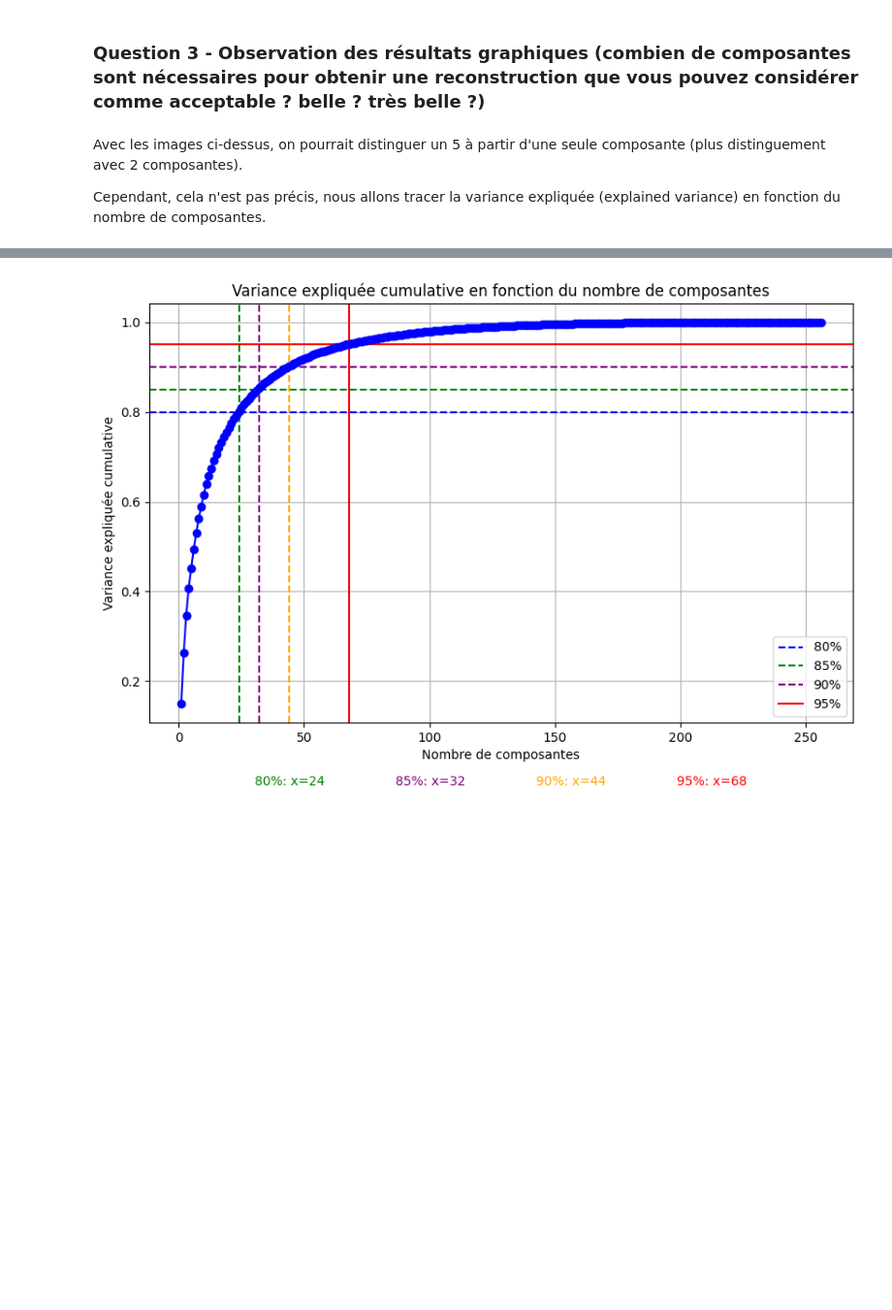
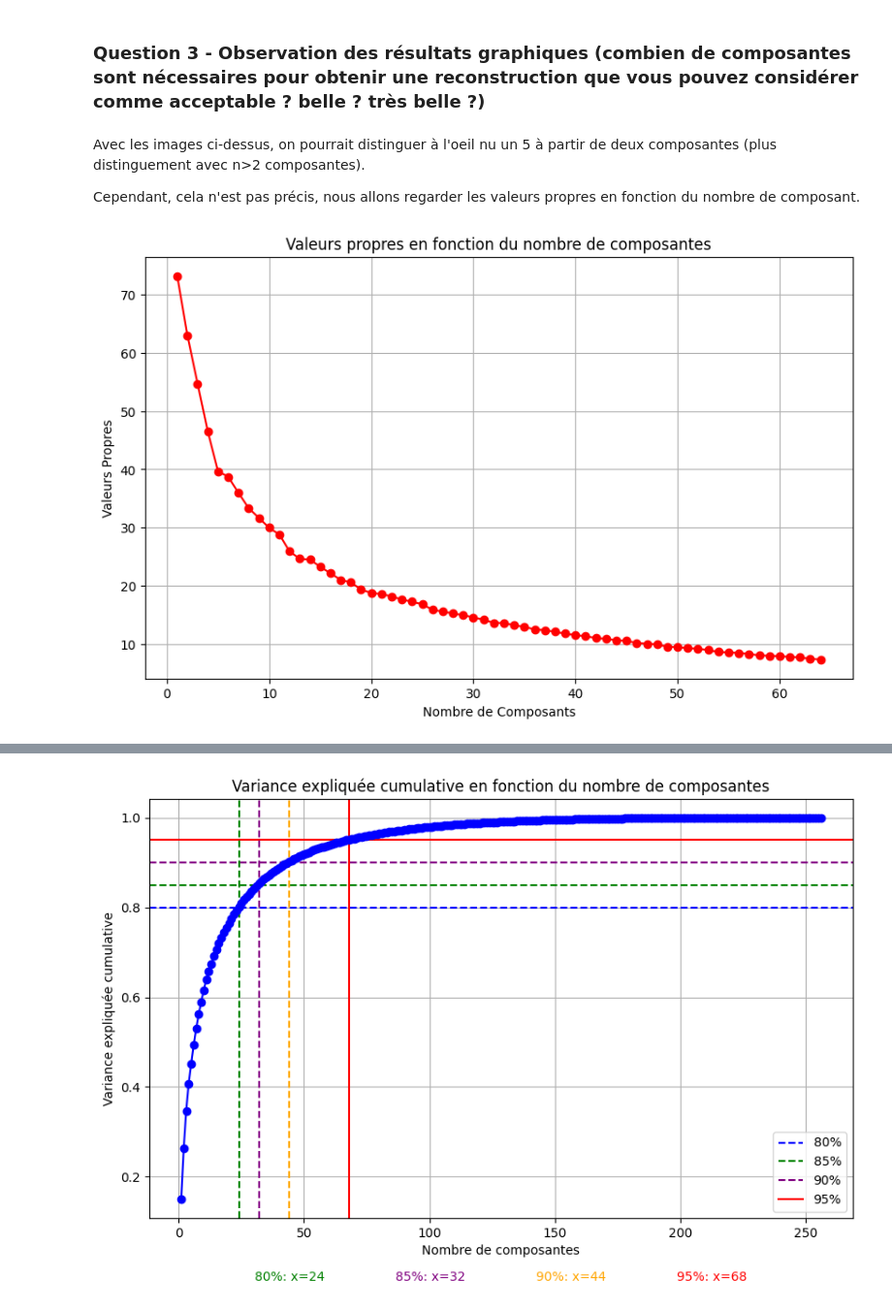
Before and after one commit to mcaron01/decsion-et-apprentissage-sdi, a Jupyter notebook: TP4/TNE2_PCA_archive/TNE2_PCA.ipynb, the cells around one changed output, grey strips where cells are left out. Shown at 97% size. Drawn from its saved outputs; the diff is of its cells as text; code cells hidden in the pictures; blank space fills up the shorter version.

```diff
--- a/TP4/TNE2_PCA_archive/TNE2_PCA.ipynb
+++ b/TP4/TNE2_PCA_archive/TNE2_PCA.ipynb
@@ -184,6 +184,37 @@ projection_reconstruct(image_index, 10, moy_train, proj, comp)
 # %% [markdown]
 ### Question 3 - Observation des résultats graphiques (combien de composantes sont nécessaires pour obtenir une reconstruction que vous pouvez considérer comme acceptable ? belle ? très belle ?)
 # %% [markdown]
-Avec les images ci-dessus, on pourrait distinguer un 5 à partir d'une seule composante (plus distinguement avec 2 composantes).
+Avec les images ci-dessus, on pourrait distinguer à l'oeil nu un 5 à partir de deux composantes (plus distinguement avec n>2 composantes).
 
-Cependant, cela n'est pas précis, nous allons tracer la variance expliquée (explained variance) en fonction du nombre de composantes.
+Cependant, cela n'est pas précis, nous allons regarder les valeurs propres en fonction du nombre de composant.
+# %%
+def plot_eigenvalues(data, n_components):
+    """
+    Affiche un graphique des valeurs propres en fonction du nombre de composants.
+
+    Paramètres :
+    - data : Données pour lesquelles la PCA est calculée.
+    - n_components : Nombre maximal de composants à considérer.
+
+    Renvoie :
+    None (Affiche le graphique.)
+    """
+    pca = PCA(n_components=n_components)
+    pca.fit(data)
+
+    # Valeurs propres
+    eigenvalues = pca.singular_values_
+
+    # Affichage du graphique
+    plt.figure(figsize=(10, 6))
+    plt.plot(range(1, n_components + 1), eigenvalues, marker='o', linestyle='-', color='r')
+    plt.title('Valeurs propres en fonction du nombre de composantes')
+    plt.xlabel('Nombre de Composants')
+    plt.ylabel('Valeurs Propres')
+    plt.grid(True)
+    plt.savefig("img/valeurs_propres_en_fonction_du_nombre_de_composantes.png")
+    plt.show()
+
+plot_eigenvalues(x_train_centre, n_components=64)
+# %% [output]
+[figure, added]
```
Also changed, not shown: parts of 4 cells of this notebook, 1 other file.
